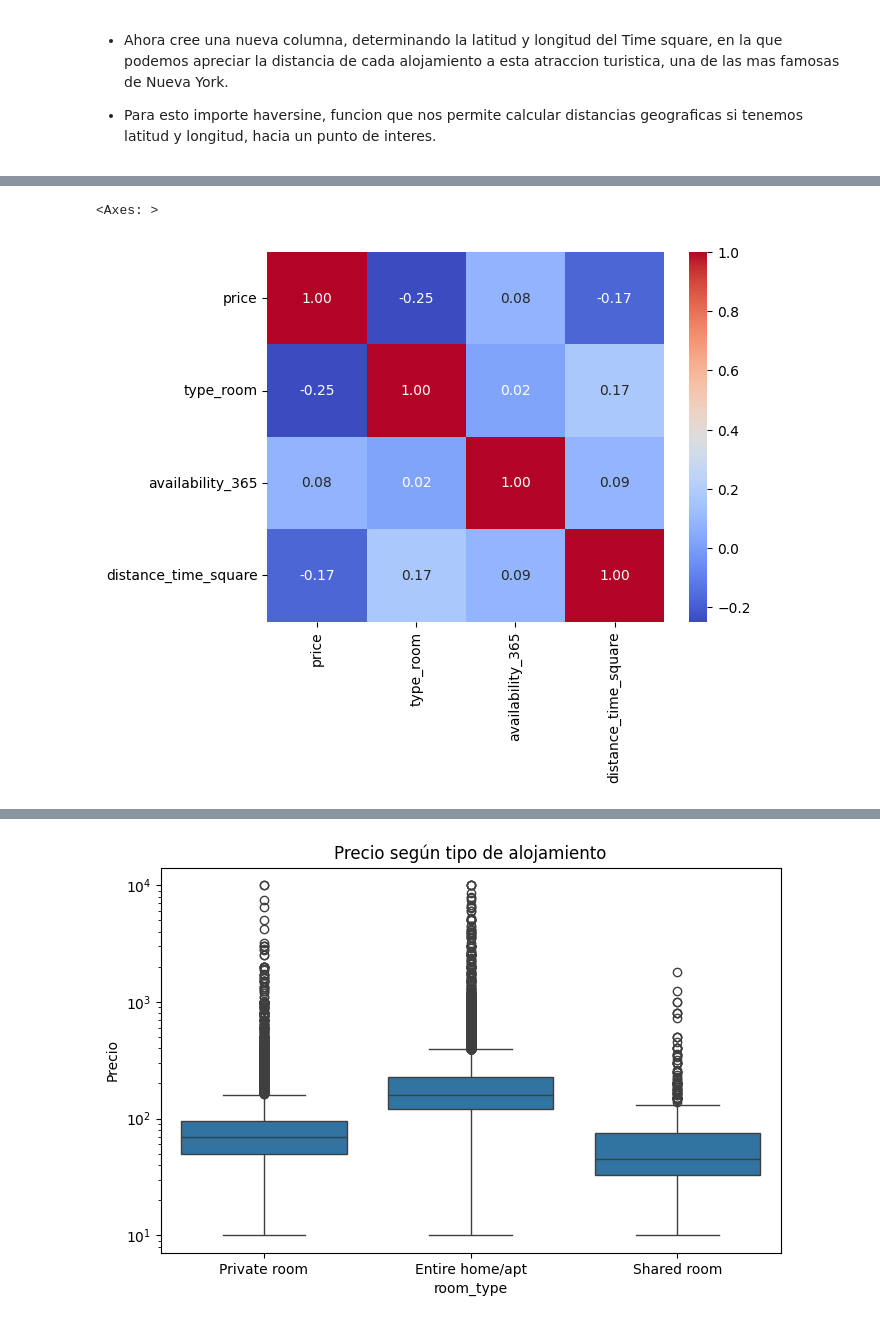
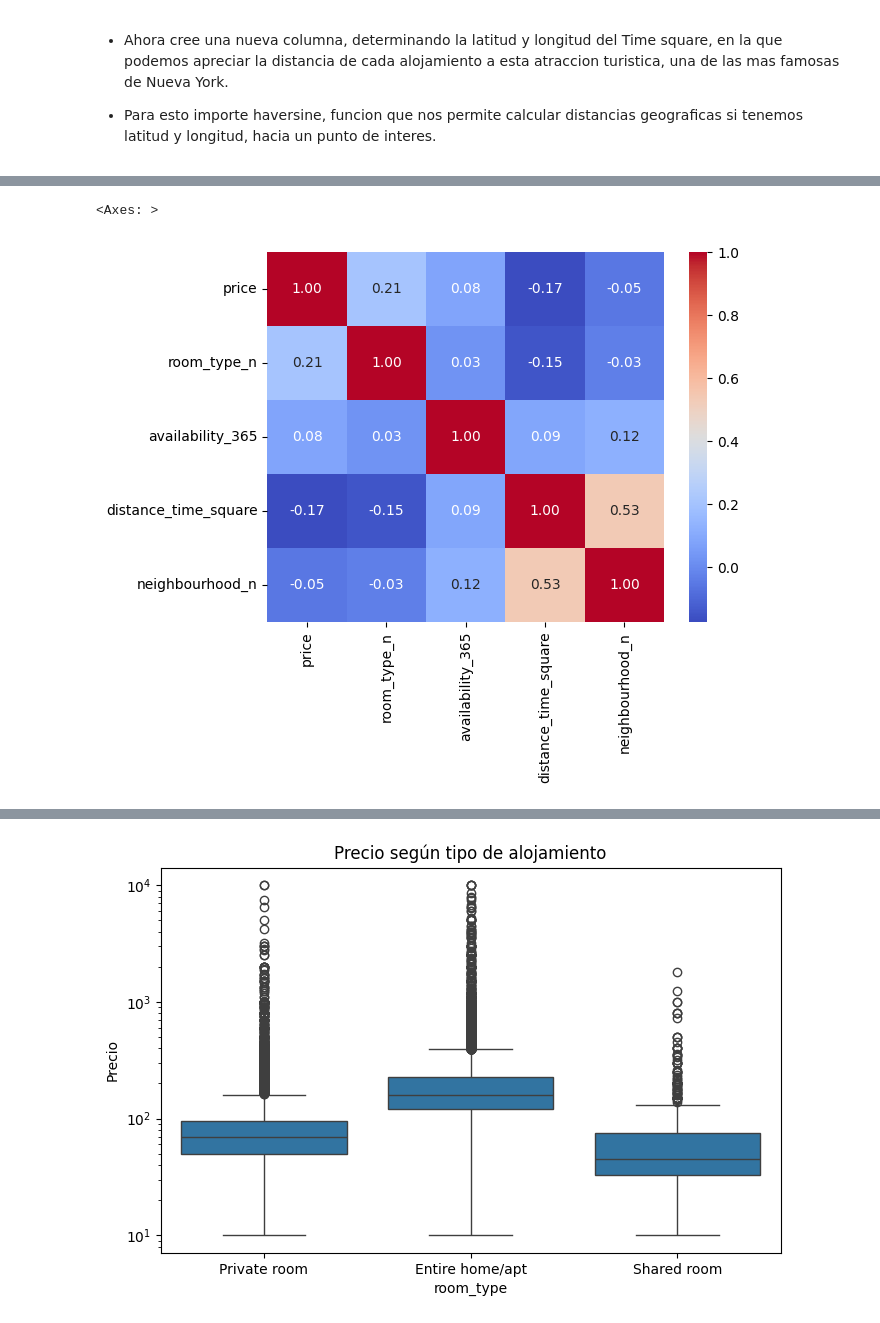
Before and after one commit to 4GeeksAcademy/Emiliano0041-IntroML, a Jupyter notebook: src/eda-airbnd-ny.ipynb, the cells around one changed output, grey strips where cells are left out. Saved outputs shown, nothing was run; the diff lists cells and outputs as text; code cells hidden in the pictures.

```diff
--- a/src/eda-airbnd-ny.ipynb
+++ b/src/eda-airbnd-ny.ipynb
@@ -67,3 +67,3 @@ np.int64(11438)
 # %%
-df.drop(["name", "host_name"], axis=1, inplace=True)
+df.drop(["name", "host_name","last_review","reviews_per_month","calculated_host_listings_count", "number_of_reviews"], axis=1, inplace=True)
 # %% [markdown]
@@ -158,7 +91,0 @@ Name: count, dtype: int64
-# %%
-df["type_room"] = df["room_type"].map({
-    "Entire home/apt" : 1,
-    "Private room" : 2,
-    "Shared room" : 3
-})
-df
@@ -183,0 +92,6 @@ See the caveats in the documentation: https://pandas.pydata.org/pandas-docs/stab
+# %%
+df["neighbourhood_group_n"] = pd.factorize(df["neighbourhood_group"])[0]
+
+df["neighbourhood_n"] = pd.factorize(df["neighbourhood"])[0]
+
+df["room_type_n"] = pd.factorize(df["room_type"])[0]
@@ -184,6 +131,6 @@ See the caveats in the documentation: https://pandas.pydata.org/pandas-docs/stab
 # %%
-sns.heatmap(df[["price", "type_room", "availability_365", "distance_time_square"]].corr(),
+sns.heatmap(df[["price", "room_type_n", "availability_365", "distance_time_square", "neighbourhood_n"]].corr(),
             annot=True, fmt=".2f", cmap="coolwarm")
 # %% [output]
 <Axes: >
-[figure, old version]
+[figure, new version]
```
Also changed, not shown: parts of 18 cells of this notebook.
